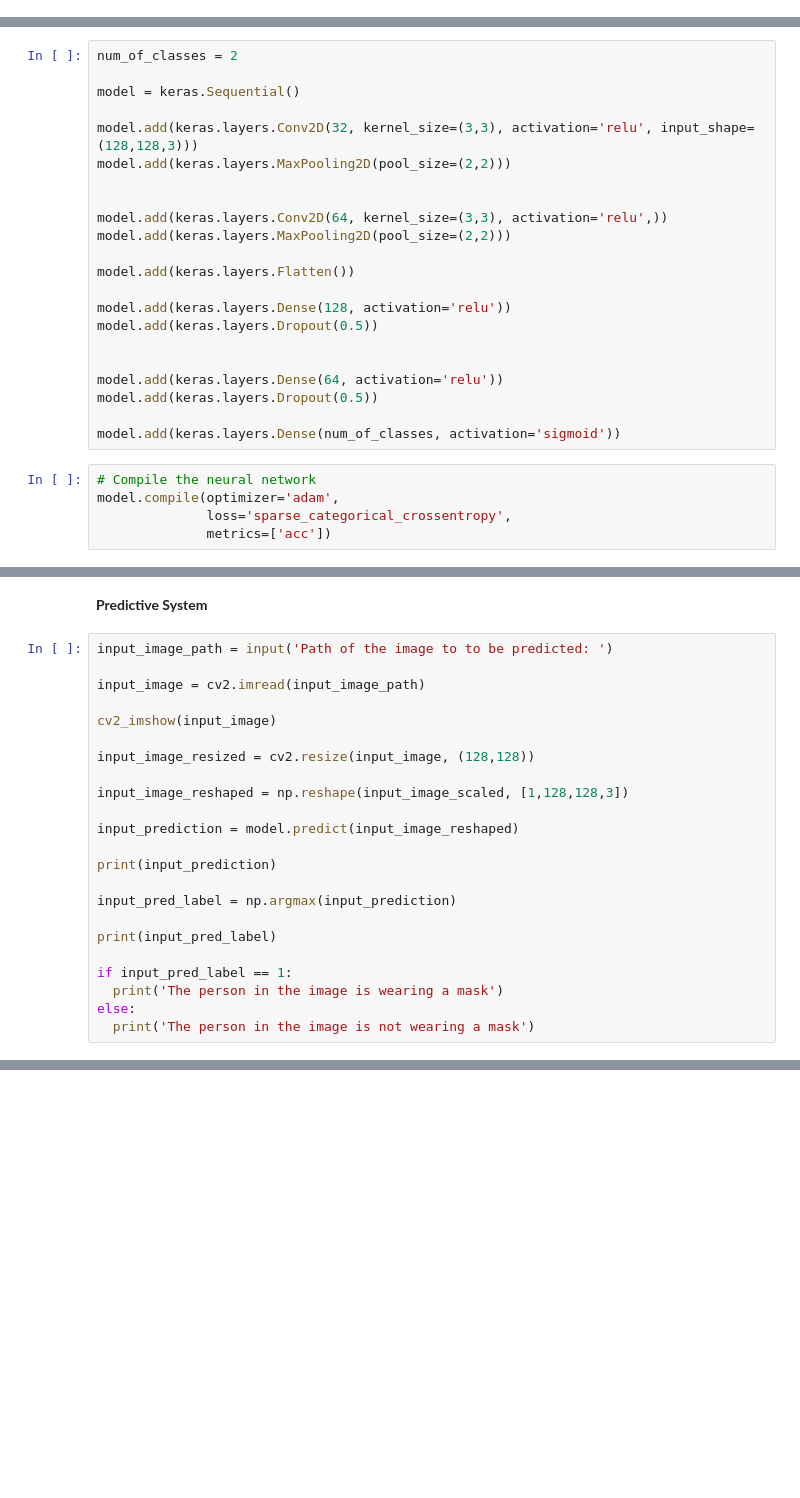
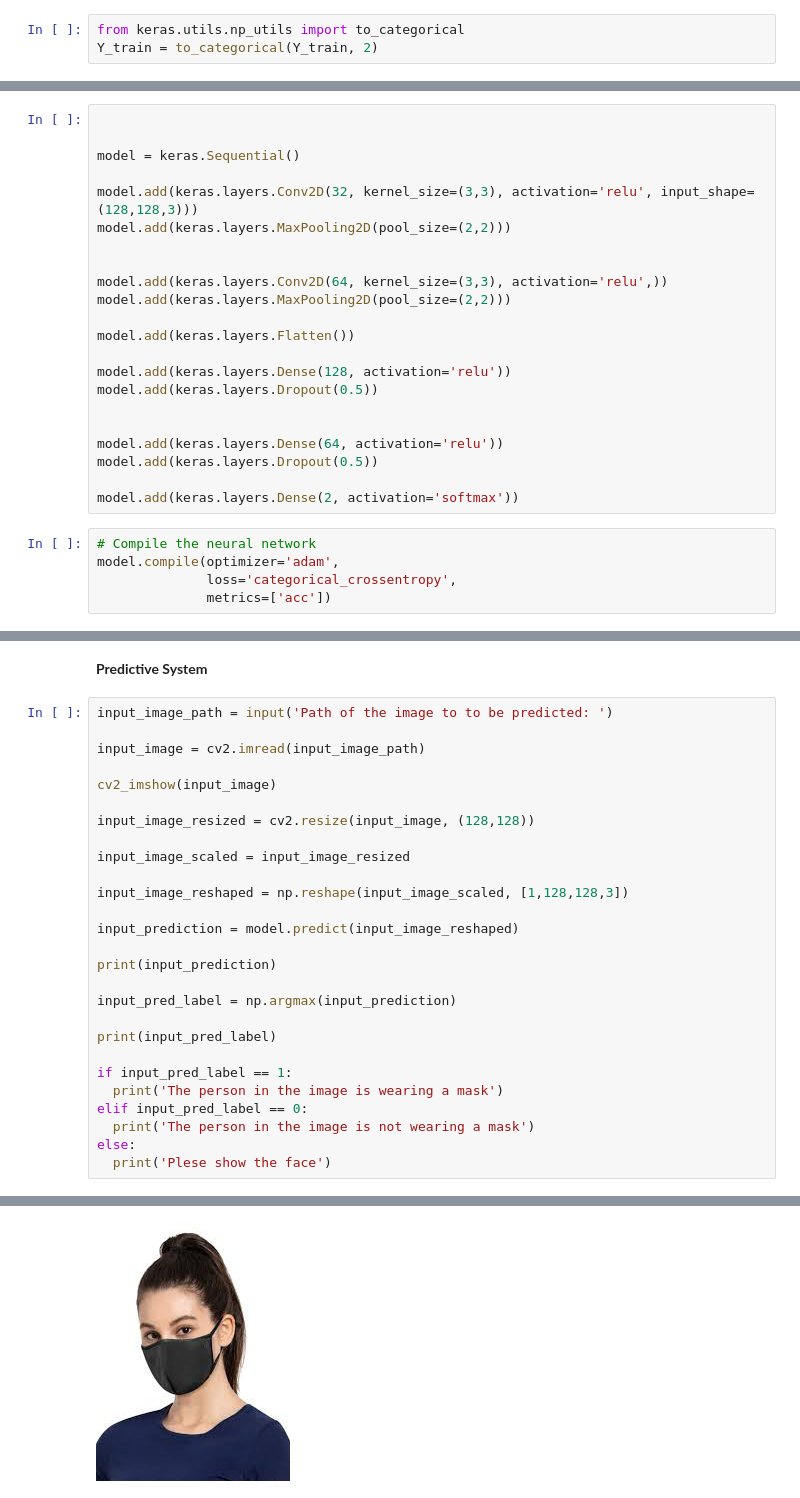
Before and after one commit to Monalisa2811/FaceMaskDetection, a Jupyter notebook: DL_PROJECT_ML.ipynb, the cells around one changed output, grey strips where cells are left out. Drawn from its saved outputs; the diff is of its cells as text; blank space fills up the shorter version.

```diff
--- a/DL_PROJECT_ML.ipynb
+++ b/DL_PROJECT_ML.ipynb
@@ -286,3 +287,6 @@ array([[[1.        , 1.        , 1.        ],
+# %%
+from keras.utils.np_utils import to_categorical
+Y_train = to_categorical(Y_train, 2)
 # %% [markdown]
 **Building a Convolutional Neural Networks(CNN)**
 1)tensorflow
@@ -291,7 +295,7 @@ array([[[1.        , 1.        , 1.        ],
 import tensorflow as tf
 from tensorflow import keras
 # %%
-num_of_classes = 2
+
 
 model = keras.Sequential()
 
@@ -311,9 +315,9 @@ model.add(keras.layers.Dropout(0.5))
 model.add(keras.layers.Dense(64, activation='relu'))
 model.add(keras.layers.Dropout(0.5))
 
-model.add(keras.layers.Dense(num_of_classes, activation='sigmoid'))
+model.add(keras.layers.Dense(2, activation='softmax'))
 # %%
 # Compile the neural network
 model.compile(optimizer='adam',
-              loss='sparse_categorical_crossentropy',
+              loss='categorical_crossentropy',
               metrics=['acc'])
@@ -351,6 +391,8 @@ input_image = cv2.imread(input_image_path)
 cv2_imshow(input_image)
 
 input_image_resized = cv2.resize(input_image, (128,128))
+
+input_image_scaled = input_image_resized
 
 input_image_reshaped = np.reshape(input_image_scaled, [1,128,128,3])
 
@@ -364,5 +406,8 @@ print(input_pred_label)
 
 if input_pred_label == 1:
   print('The person in the image is wearing a mask')
+elif input_pred_label == 0:
+  print('The person in the image is not wearing a mask')
 else:
-  print('The person in the image is not wearing a mask')
+  print('Plese show the face')
+# %% [output]
@@ -368,0 +415 @@ else:
+[figure, added]
```
Also changed, not shown: parts of 21 cells of this notebook.
